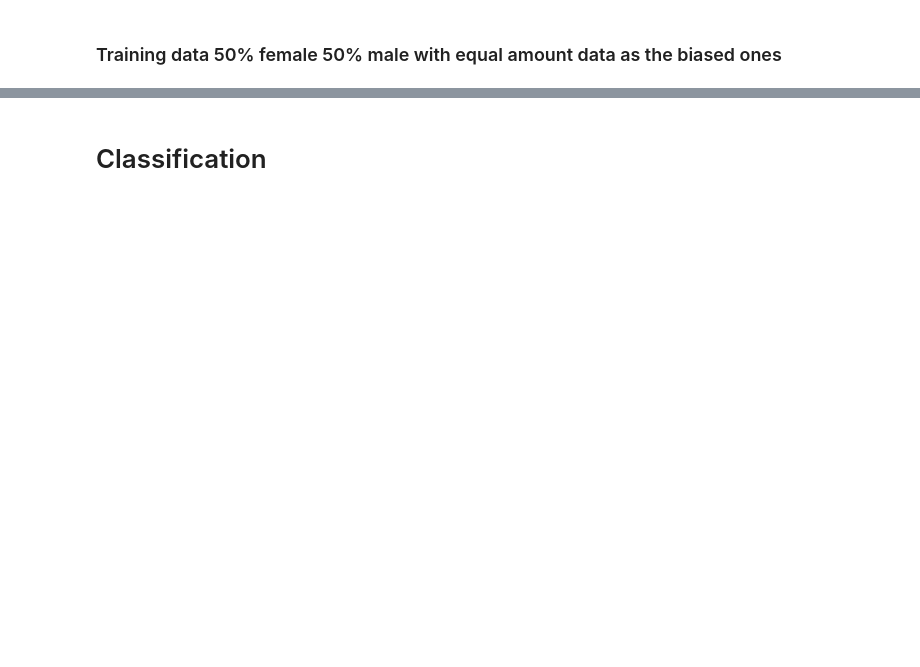
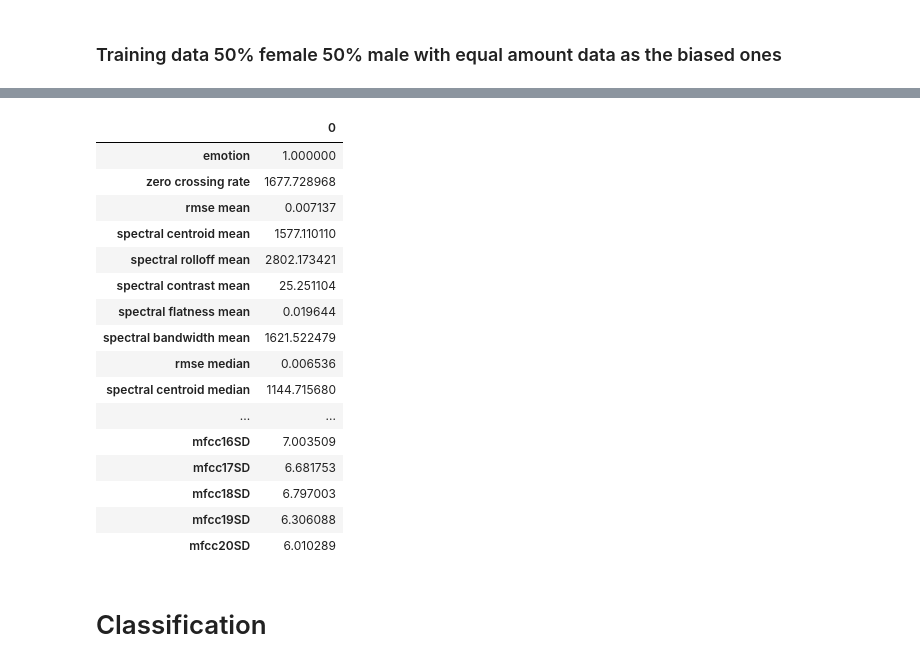
Before and after one commit to klarafolke/speech-emotion-recognition-gender-gap, a Jupyter notebook: emotionClassification.ipynb, the cells around one changed output, grey strips where cells are left out. Cells and saved outputs as stored; diff of their text form; code cells hidden in the pictures; blank space fills up the shorter version.

```diff
--- a/emotionClassification.ipynb
+++ b/emotionClassification.ipynb
@@ -565 +665,79 @@ X_training_noBias_minus180 = ravdess_dataframe_training_noBias_minus180.drop(col
+# %%
+# mean value for all features for male
+
+#Gör dataframes för olika emotions
+rd_neutral = ravdess_dataframe_training_male[ravdess_dataframe_training_male['emotion_label'] == 'neutral']
+rd_calm = ravdess_dataframe_training_male[ravdess_dataframe_training_male['emotion_label'] == 'calm']
+rd_happy = ravdess_dataframe_training_male[ravdess_dataframe_training_male['emotion_label'] == 'happy']
+rd_sad = ravdess_dataframe_training_male[ravdess_dataframe_training_male['emotion_label'] == 'sad']
+rd_angry = ravdess_dataframe_training_male[ravdess_dataframe_training_male['emotion_label'] == 'angry']
+rd_fearful = ravdess_dataframe_training_male[ravdess_dataframe_training_male['emotion_label'] == 'fearful']
+rd_disgust = ravdess_dataframe_training_male[ravdess_dataframe_training_male['emotion_label'] == 'disgust']
+rd_surprised = ravdess_dataframe_training_male[ravdess_dataframe_training_male['emotion_label'] == 'surprised']
+
+rd_neutral = rd_neutral.drop(columns=['path', 'actor', 'gender', 'emotion_label'])
+rd_calm = rd_calm.drop(columns=['path', 'actor', 'gender', 'emotion_label'])
+rd_happy = rd_happy.drop(columns=['path', 'actor', 'gender', 'emotion_label'])
+rd_sad = rd_sad.drop(columns=['path', 'actor', 'gender', 'emotion_label'])
+rd_angry = rd_angry.drop(columns=['path', 'actor', 'gender', 'emotion_label'])
+rd_fearful = rd_fearful.drop(columns=['path', 'actor', 'gender', 'emotion_label'])
+rd_disgust = rd_disgust.drop(columns=['path', 'actor', 'gender', 'emotion_label'])
+rd_surprised = rd_surprised.drop(columns=['path', 'actor', 'gender', 'emotion_label'])
+
+rd_neutral = rd_neutral.mean(axis=0)
+df_neutral = pd.DataFrame(rd_neutral)
+pd.set_option("display.max_rows", None)
+
+rd_calm = rd_calm.mean(axis=0)
+df_calm = pd.DataFrame(rd_calm)
+df_calm = df_calm.reset_index(drop=True)
+
+rd_happy = rd_happy.mean(axis=0)
+df_happy = pd.DataFrame(rd_happy)
+df_happy = df_happy.reset_index(drop=True)
+
+rd_sad = rd_sad.mean(axis=0)
+df_sad = pd.DataFrame(rd_sad)
+df_sad = df_sad.reset_index(drop=True)
+
+
+rd_angry = rd_angry.mean(axis=0)
+df_angry = pd.DataFrame(rd_angry)
+df_angry= df_angry.reset_index(drop=True)
+
+
+rd_fearful = rd_fearful.mean(axis=0)
+df_fearful = pd.DataFrame(rd_fearful)
+df_fearful = df_fearful.reset_index(drop=True)
+
+
+rd_disgust = rd_disgust.mean(axis=0)
+df_disgust = pd.DataFrame(rd_disgust)
+df_disgust = df_disgust.reset_index(drop=True)
+
+
+rd_surprised = rd_surprised.mean(axis=0)
+df_surprised = pd.DataFrame(rd_surprised)
+df_surprised = df_surprised.reset_index(drop=True)
+
+
+df_neutral.head(80)
+# %% [output]
+|  | 0 |
+| emotion | 1.000000 |
+| zero crossing rate | 1677.728968 |
+| rmse mean | 0.007137 |
+| spectral centroid mean | 1577.110110 |
+| spectral rolloff mean | 2802.173421 |
+| spectral contrast mean | 25.251104 |
+| spectral flatness mean | 0.019644 |
+| spectral bandwidth mean | 1621.522479 |
+| rmse median | 0.006536 |
+| spectral centroid median | 1144.715680 |
+| ... | ... |
+| mfcc16SD | 7.003509 |
+| mfcc17SD | 6.681753 |
+| mfcc18SD | 6.797003 |
+| mfcc19SD | 6.306088 |
+| mfcc20SD | 6.010289 |
 # %%
```
Also changed, not shown: parts of 14 cells of this notebook.
